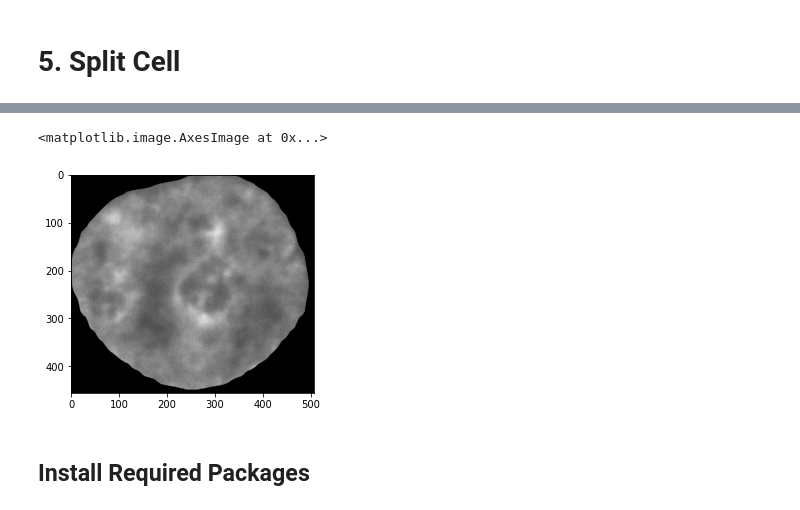
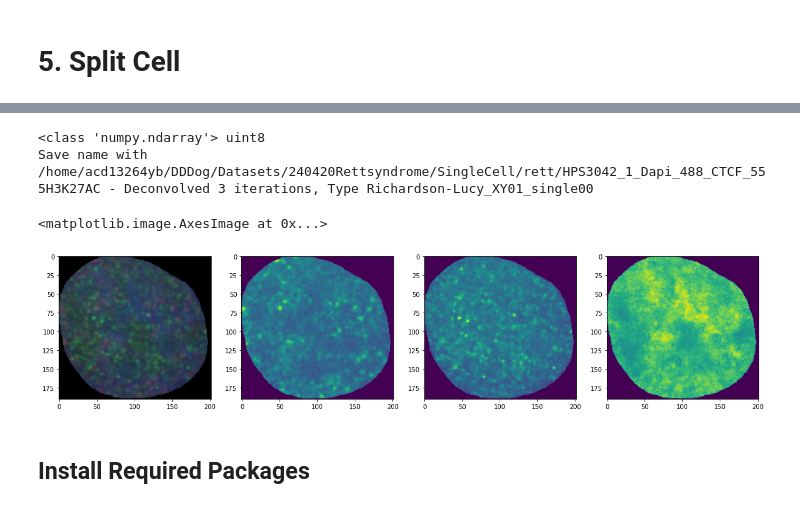
Before and after one commit to dddogwang/Rettsyndrome, a Jupyter notebook: Segmentation/tf_maskrcnn_cell.ipynb, the cells around one changed output, grey strips where cells are left out. Saved outputs shown, nothing was run; the diff lists cells and outputs as text; code cells hidden in the pictures.

```diff
--- a/Segmentation/tf_maskrcnn_cell.ipynb
+++ b/Segmentation/tf_maskrcnn_cell.ipynb
@@ -203,5 +168,5 @@ if Weights == "coco":
 else:
     model.load_weights(weights_path, by_name=True)
 
-result = model.detect([img_hoechst], verbose=0)[0]
+result = model.detect([img_dapi], verbose=0)[0]
 # %%
@@ -243,10 +228,11 @@ print("len(total_roundness): ",len(total_roundness))
 roundness_outliers = []
 roundness_zscore = np.abs(stats.zscore(total_roundness))
 for c in range(bbox.shape[0]):
-    roundness_outliers.append((total_roundness[c])<0.7)
+    roundness_outliers.append((total_roundness[c])<0.68)
 
 print("roundness_outliers: ")
 for c in range(len(total_roundness)):
     if roundness_outliers[c]:
         print((roundness_outliers[c], c, total_roundness[c], roundness_zscore[c]))
+visual_cells(img_dapi, roundness_outliers)
 # %% [output]
@@ -273,10 +258,11 @@ print("len(total_masks_area): ",len(total_masks_area))
 masks_outliers = []
 masks_zscore = np.abs(stats.zscore(total_masks_area))
 for c in range(bbox.shape[0]):
-    masks_outliers.append(((total_masks_area[c])<30000) or (masks_zscore[c]>2.5))
+    masks_outliers.append(((total_masks_area[c])<20000) or (masks_zscore[c]>2.5))
 
 print("masks_outliers: ")
 for c in range(len(total_masks_area)):
     if masks_outliers[c]:
         print((masks_outliers[c], c, total_masks_area[c], masks_zscore[c]))
+visual_cells(img_dapi, masks_outliers)
 # %% [output]
@@ -357,11 +355,11 @@ for nn in range(1,6):
 # %%
 plt.figure(figsize=(20,20))
 i = 1
-for nn in range(6,11):
+for nn in range(1, 6):
     bb = F_total_boxes[nn]
     mmask = F_total_masks[:,:,nn][bb[0]:bb[2], bb[1]:bb[3]].astype(int)
     mmask = cv2.merge([mmask,mmask,mmask])
-    iimg = img_origin[bb[0]:bb[2], bb[1]:bb[3]]
+    iimg = img_dapi[bb[0]:bb[2], bb[1]:bb[3]]
     iimg = np.multiply(iimg, mmask)
 
     plt.subplot(1,5,i)
@@ -374,28 +370,39 @@ Clipping input data to the valid range for imshow with RGB data ([0..1] for floa
 # %%
-bb = F_total_boxes[9]
-mmask = F_total_masks[:,:,9][bb[0]:bb[2], bb[1]:bb[3]].astype(int)
-mmask = cv2.merge([mmask,mmask,mmask])
-iimg = img_hoechst[bb[0]:bb[2], bb[1]:bb[3]]
-iimg = np.multiply(iimg, mmask)
-r,g,b = cv2.split(iimg)
+save_cell_path = "/home/acd13264yb/DDDog/Datasets/240420Rettsyndrome/SingleCell/rett/"
+imagename="HPS3042_1_Dapi_488_CTCF_555H3K27AC - Deconvolved 3 iterations, Type Richardson-Lucy_XY01.tif"
+for nn in range(1):
+    bb = F_total_boxes[nn]
+    mmask = F_total_masks[:,:,nn][bb[0]:bb[2], bb[1]:bb[3]].astype(np.uint8)
+    mmask = cv2.merge([mmask,mmask,mmask])
+    iimg = img[bb[0]:bb[2], bb[1]:bb[3]]
 
+    iimg = np.multiply(iimg, mmask)
+    rr,gg,bb = cv2.split(iimg)
+    print(type(iimg), iimg.dtype, flush=True)
+    save_cell_name = f"{save_cell_path}{imagename[:-4]}_single{nn:02}"
+    cv2.imwrite(save_cell_name+".tif", iimg)
+    cv2.imwrite(save_cell_name+"_H3K27AC.tif", rr)
+    cv2.imwrite(save_cell_name+"_CTCF.tif", gg)
+    cv2.imwrite(save_cell_name+"_Dapi.tif", bb)
+    print("Save name with ", save_cell_name, flush=True)
 
 plt.figure(figsize=(20,20))
 plt.subplot(1,4,1)
-# plt.axis("off")
-plt.imshow(iimg/iimg.max())
-# plt.subplot(1,4,2)
-# plt.axis("off")
-# plt.imshow(iimg[:,:,0])
-# plt.subplot(1,4,3)
-# plt.axis("off")
-# plt.imshow(iimg[:,:,1])
-# plt.subplot(1,4,4)
-# plt.axis("off")
-# plt.imshow(iimg[:,:,2])
+plt.imshow(iimg)
+
+plt.subplot(1,4,2)
+plt.imshow(iimg[:,:,0])
+
+plt.subplot(1,4,3)
+plt.imshow(iimg[:,:,1])
+
+plt.subplot(1,4,4)
+plt.imshow(iimg[:,:,2])
 # %% [output]
-<matplotlib.image.AxesImage at 0x...>
+<class 'numpy.ndarray'> uint8
+Save name with  /home/acd13264yb/DDDog/Datasets/240420Rettsyndrome/SingleCell/rett/HPS3042_1_Dapi_488_CTCF_555H3K27AC - Deconvolved 3 iterations, Type Richardson-Lucy_XY01_single00
+<matplotlib.image.AxesImage at 0x...>
-[figure, old version]
+[figure, new version]
 # %% [markdown]
 ## Install Required Packages
 # %%
```
Also changed, not shown: parts of 20 cells of this notebook, 18 other files.
